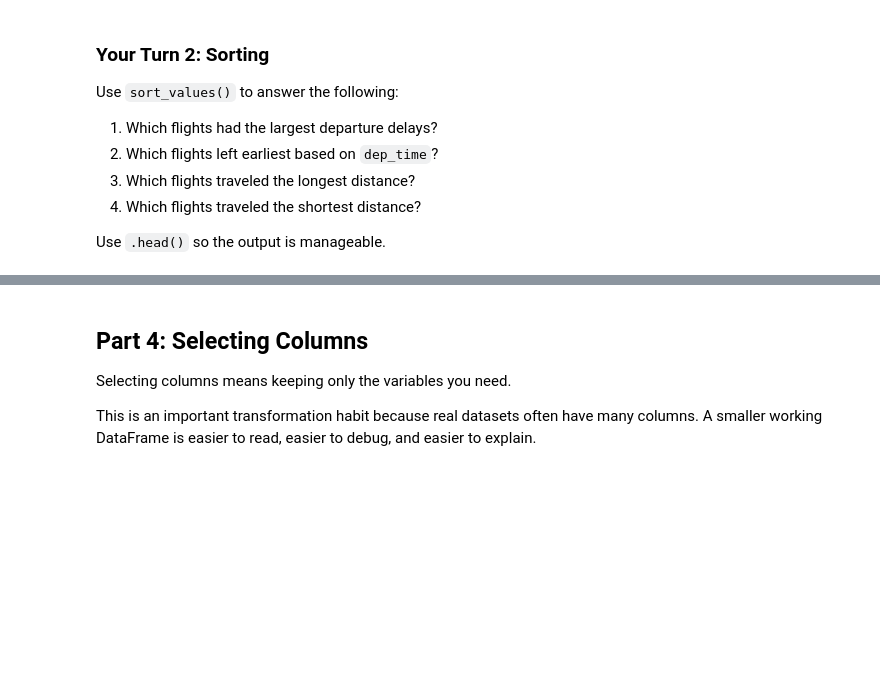
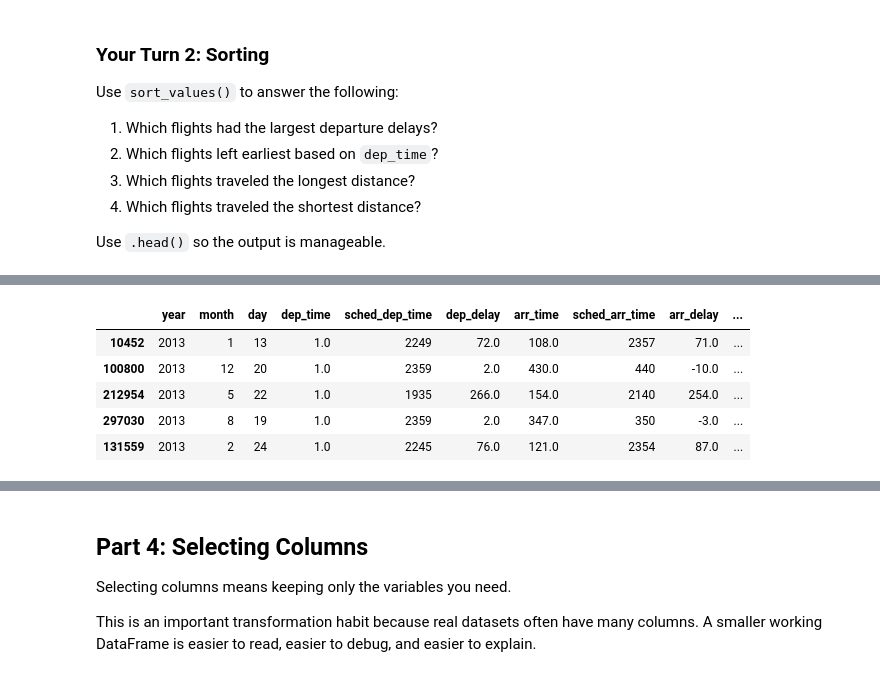
Before and after one commit to Ksandys22/BAN6003-WEEK5-6-KiraSandys, a Jupyter notebook: notebooks/module5_basic_transformation_guided_lab.ipynb, the cells around one changed output, grey strips where cells are left out. Drawn from its saved outputs; the diff is of its cells as text; code cells hidden in the pictures; blank space fills up the shorter version.

```diff
--- a/notebooks/module5_basic_transformation_guided_lab.ipynb
+++ b/notebooks/module5_basic_transformation_guided_lab.ipynb
@@ -210,5 +346,12 @@ Use `.head()` so the output is manageable.
 # %%
 # 2. Earliest departure times
-# Your code here
+flights.sort_values("dep_time").head()
+# %% [output]
+|  | year | month | day | dep_time | sched_dep_time | dep_delay | arr_time | sched_arr_time | arr_delay | ... |
+| 10452 | 2013 | 1 | 13 | 1.0 | 2249 | 72.0 | 108.0 | 2357 | 71.0 | ... |
+| 100800 | 2013 | 12 | 20 | 1.0 | 2359 | 2.0 | 430.0 | 440 | -10.0 | ... |
+| 212954 | 2013 | 5 | 22 | 1.0 | 1935 | 266.0 | 154.0 | 2140 | 254.0 | ... |
+| 297030 | 2013 | 8 | 19 | 1.0 | 2359 | 2.0 | 347.0 | 350 | -3.0 | ... |
+| 131559 | 2013 | 2 | 24 | 1.0 | 2245 | 76.0 | 121.0 | 2354 | 87.0 | ... |
 # %%
 # 3. Longest distances
```
Also changed, not shown: parts of 45 cells of this notebook, 2 other files.
